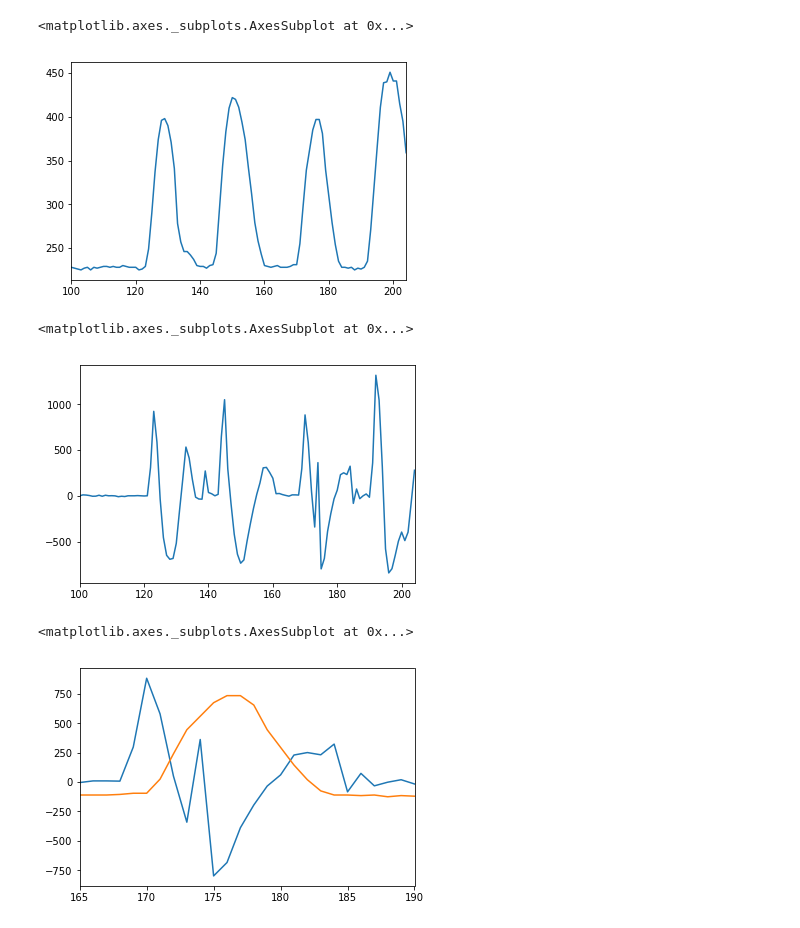
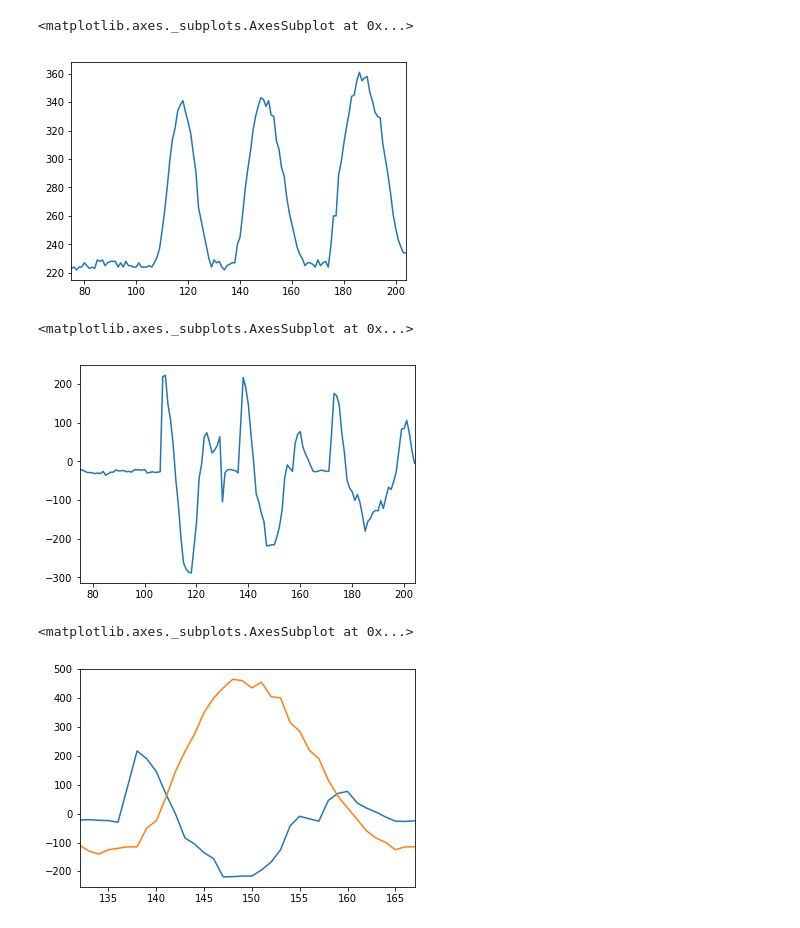
Before and after one commit to goatchurchprime/jupyter_micropython_developer_notebooks, a Jupyter notebook: projects/walking_pole_receive_mqtt.ipynb, the cells around one changed output. Drawn from its saved outputs; the diff is of its cells as text; code cells hidden in the pictures.

```diff
--- a/projects/walking_pole_receive_mqtt.ipynb
+++ b/projects/walking_pole_receive_mqtt.ipynb
@@ -48,7 +43,7 @@ pandas.read_csv?
 import pandas, io
 df = pandas.read_csv(io.BytesIO(b"\n".join(polemessages)), sep=" ", index_col=False,
                      names=["dt", "las", "tiltx", "tilty", "accz"])
-df = df.iloc[100:]
+df = df.iloc[75:]
 # %%
 from matplotlib import pyplot as plt
 %matplotlib inline
@@ -61,5 +66,6 @@ df.tilty.plot()
 # %%
 for i in range(len(df)):
+    break
     if df.iloc[i].las == 0:
         print(i)
         if df.iloc[i-1].las != 0 and df.iloc[i+1].las != 0:
@@ -68,16 +74,17 @@ for i in range(len(df)):
 df.las.plot()
 # %% [output]
 <matplotlib.axes._subplots.AxesSubplot at 0x...>
-[figure, old version]
+[figure, new version]
 # %%
 df.accz.plot()
 # %% [output]
 <matplotlib.axes._subplots.AxesSubplot at 0x...>
-[figure, old version]
+[figure, new version]
 # %%
-t0, t1 = 165, 190
+t0, t1 = 132, 167
+#t0, t1 = 75, 200
 df.loc[t0:t1].accz.plot()
 ((df.loc[t0:t1].las-250)*5).plot()
 # %% [output]
 <matplotlib.axes._subplots.AxesSubplot at 0x...>
-[figure, old version]
+[figure, new version]
```
Also changed, not shown: parts of 13 cells of this notebook, 2 other files.
